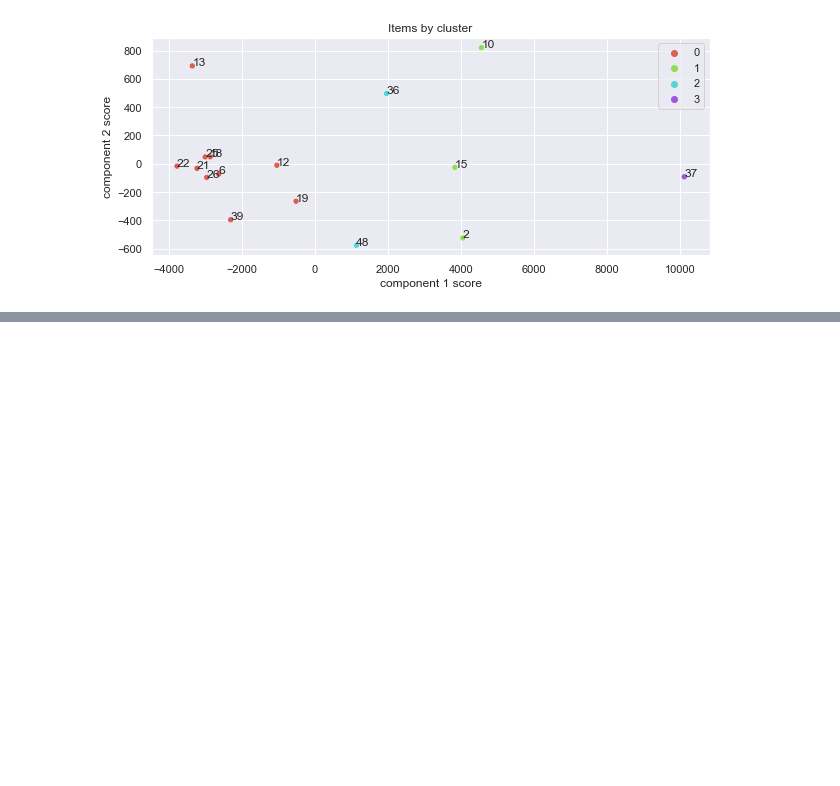
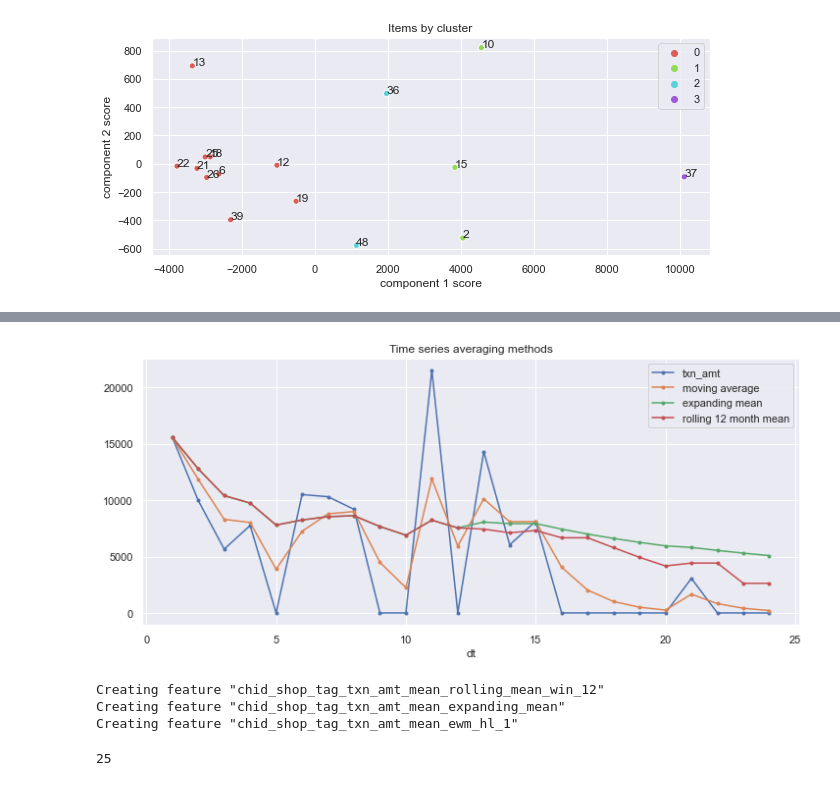
Before and after one commit to GallonShih/Projects, a Jupyter notebook: SideProject/07_E_SUN_2021_Winter_AI/data_restructuring.ipynb, the cells around one changed output, grey strips where cells are left out. Cells and saved outputs as stored; diff of their text form; code cells hidden in the pictures; blank space fills up the shorter version.

```diff
--- a/SideProject/07_E_SUN_2021_Winter_AI/data_restructuring.ipynb
+++ b/SideProject/07_E_SUN_2021_Winter_AI/data_restructuring.ipynb
@@ -338,7 +366,7 @@ def add_pct_change(
         dropna=False,
     ).astype("float32")
     for g in group_feats:
-        firsts = matrix.groupby(g).date_block_num.min().rename("firsts")
+        firsts = matrix.groupby(g).dt.min().rename("firsts")
         dat = dat.merge(firsts, left_on=g, right_index=True, how="left")
         dat.loc[dat.index.get_level_values("dt") < dat["firsts"], target] = float(
             "nan"
@@ -439,16 +397,0 @@ pt = pt.pivot_table(values='txn_amt', columns='shop_tag', index='dt', fill_value
-# %%
-pt = pt.transpose()
-pca = PCA(n_components=2)
-components = pca.fit_transform(pt)
-components = pd.DataFrame(components)
-# Plot PCA explained variance
-sns.set_theme()
-features = list(range(pca.n_components_))
-fig = plt.figure(figsize=(10,4))
-ax = fig.add_subplot(121)
-#     ax.bar(features, pca.explained_variance_ratio_, color="black")
-sns.barplot(x=features, y=pca.explained_variance_ratio_, ax=ax)
-plt.title("Variance by PCA components")
-plt.xlabel("component")
-plt.ylabel("explained variance")
-plt.xticks(features)
@@ -461,0 +398,7 @@ matrix
+# %%
+matrix = add_pct_change(matrix, ["chid"], "txn_amt", clip_value=3)
+matrix = add_pct_change(matrix, ["chid"], "txn_amt", lag=12, clip_value=3,)
+matrix = add_pct_change(matrix, ["educd"], "txn_amt", clip_value=3)
+matrix = add_pct_change(matrix, ["trdtp"], "txn_amt", clip_value=3)
+matrix = add_pct_change(matrix, ["gender_code"], "txn_amt", clip_value=3)
+matrix = add_pct_change(matrix, ["age"], "txn_amt", clip_value=3)
@@ -461,0 +412,3 @@ matrix
+# %%
+matrix, oldcols = shrink_mem_new_cols(matrix, oldcols)
+gc.collect()
@@ -461,0 +427,14 @@ matrix
+# %%
+chid = 10055200
+shop_tag = 2
+im = matrix.query(f"chid=={chid} & shop_tag=={shop_tag}")[
+    ['dt', 'txn_amt']]
+im['moving average'] = im['txn_amt'].ewm(halflife=1).mean()
+im['expanding mean'] = im['txn_amt'].expanding().mean()
+im['rolling 12 month mean'] = im['txn_amt'].rolling(
+    window=12, min_periods=1).mean()
+im = im.set_index('dt')
+ax = im.plot(figsize=(12, 5), marker='.',
+             title='Time series averaging methods')
+# %% [output]
+[figure, added]
@@ -461,0 +562,24 @@ matrix
+# %%
+matrix = add_rolling_stats(
+    matrix,
+    ["chid", "shop_tag"],
+    window=12,
+    kind="rolling",
+    reshape_source=False,
+)
+matrix = add_rolling_stats(
+    matrix,
+    ["chid", "shop_tag"],
+    kind="expanding",
+    reshape_source=False,
+)
+matrix = add_rolling_stats(
+    matrix,
+    ["chid", "shop_tag"],
+    window=1,
+    kind="ewm",
+)
+# %% [output]
+Creating feature "chid_shop_tag_txn_amt_mean_rolling_mean_win_12"
+Creating feature "chid_shop_tag_txn_amt_mean_expanding_mean"
+Creating feature "chid_shop_tag_txn_amt_mean_ewm_hl_1"
@@ -461,0 +626,5 @@ matrix
+# %%
+matrix, oldcols = shrink_mem_new_cols(matrix, oldcols)
+gc.collect()
+# %% [output]
+25
```
Also changed, not shown: parts of 34 cells of this notebook, 2 other files.
